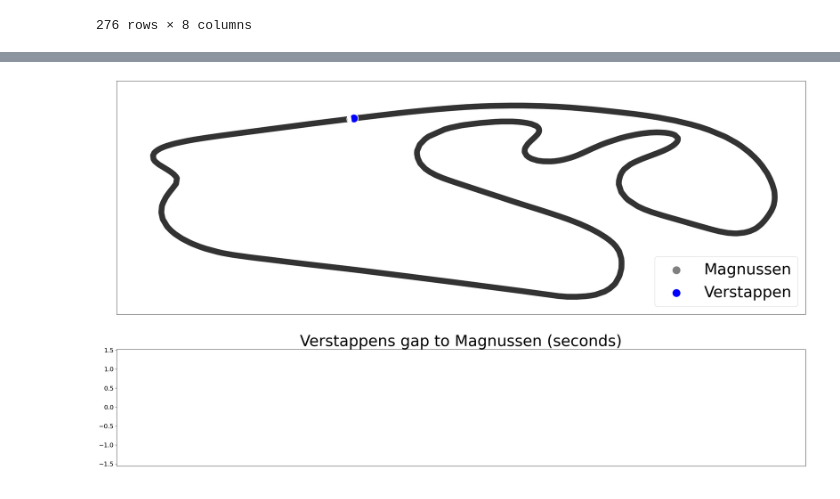
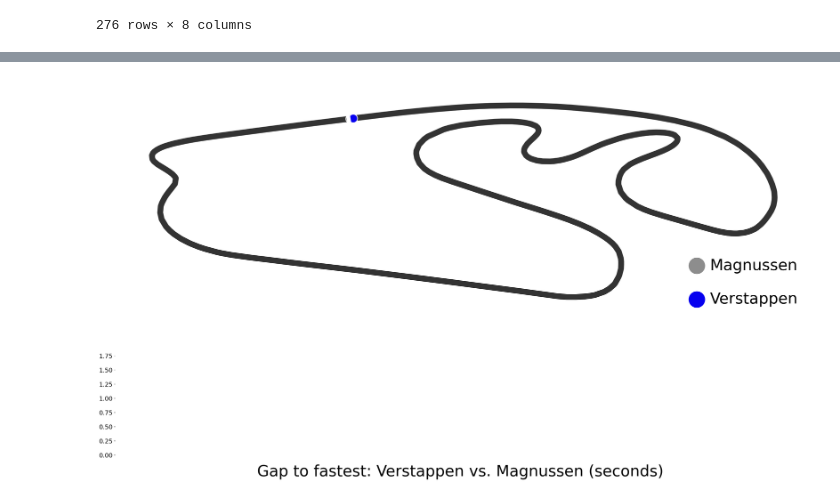
Before and after one commit to borchand/Data_viz, a Jupyter notebook: lap_animation.ipynb, the cells around one changed output, grey strips where cells are left out. Cells and saved outputs as stored; diff of their text form; code cells hidden in the pictures.

Commit message:
Update lap animation

```diff
--- a/lap_animation.ipynb
+++ b/lap_animation.ipynb
@@ -87,3 +87,5 @@ best_lap_ver_pos
 | 274 | 2022-11-11 19:50:49.069 | OnTrack | -4184 | -2133 | 7767 | pos | 0 days 00:01:11.844000 | 0 days 01:04:44.279000 |
 | 275 | 2022-11-11 19:50:49.149 | OnTrack | -4166 | -2203 | 7763 | pos | 0 days 00:01:11.924000 | 0 days 01:04:44.359000 |
 276 rows × 8 columns
+# %%
+best_lap_ver_pos_new = best_lap_ver_pos.drop([50, 150 , 200]).reset_index()
@@ -96,7 +132,7 @@ gaps = []
 
 for i in range(len(best_lap_mag_pos)):
     time1 = best_lap_mag_pos["Time"][i]
-    time2 = best_lap_ver_pos["Time"][i]
+    time2 = best_lap_ver_pos_new["Time"][i]
 
     gap = time1 - time2
     # gap_sec = gap.strftime("%H:%M:%S")
@@ -105,3 +161,6 @@ for i in range(len(best_lap_mag_pos)):
+# %%
+mag_gaps = [0 if gap > 0 else -gap for gap in gaps]
+ver_gaps = [0 if gap < 0 else gap for gap in gaps]
 # %%
 import matplotlib.pyplot as plt
 import matplotlib.animation as animation
@@ -109,16 +168,20 @@ import matplotlib.animation as animation
 
 def update_plot(i, scat_mag, scat_ver, line_mag, line_ver):
 
-    line_mag.set_data(range(i), [0 for _ in range(i)])
-    line_ver.set_data(range(i), gaps[:i])
+    line_mag.set_data(range(i), mag_gaps[:i])
+    line_ver.set_data(range(i), ver_gaps[:i])
+
+    ax[1].fill_between(range(i), 0, mag_gaps[:i], facecolor='#8d8d8d')
+    ax[1].fill_between(range(i), 0, ver_gaps[:i], facecolor='#0600EF')
+
 
     plot_x_mag = best_lap_mag_pos["X"][i]
     plot_y_mag = best_lap_mag_pos["Y"][i]
     scat_mag.set_offsets((plot_y_mag, -plot_x_mag))
 
 
-    plot_x_ver = best_lap_ver_pos["X"][i]
-    plot_y_ver = best_lap_ver_pos["Y"][i]
+    plot_x_ver = best_lap_ver_pos_new["X"][i]
+    plot_y_ver = best_lap_ver_pos_new["Y"][i]
     scat_ver.set_offsets((plot_y_ver, -plot_x_ver))
 
     return scat_mag, scat_ver, line_mag, line_ver
@@ -130,8 +193,8 @@ plot_x_mag = best_lap_mag_pos["X"][0]
 plot_y_mag = best_lap_mag_pos["Y"][0]
 
 
-plot_x_ver = best_lap_ver_pos["X"][0]
-plot_y_ver = best_lap_ver_pos["Y"][0]
+plot_x_ver = best_lap_ver_pos_new["X"][0]
+plot_y_ver = best_lap_ver_pos_new["Y"][0]
 
 data = range(numframes)
 
@@ -148,44 +211,51 @@ race_line_y.append(race_line_y[0])
 
 
 fig, ax = plt.subplots(2,1, figsize=(32,18), gridspec_kw={'height_ratios': [2, 1]})
 
 ax[0].plot(pd.DataFrame(race_line_y), -pd.DataFrame(race_line_x), label='MAG', c="black", linewidth=15, alpha=0.8, zorder = 0)
 ax[0].plot([line_y, line_y- 50], [-line_x - 300, -line_x + 300], c = "white", linewidth=10)
 
-speed_line_mag = ax[1].plot(range(0), [0 for _ in range(0)], c="gray")
-speed_line_ver = ax[1].plot(range(0), gaps[:0], c="blue")
+speed_line_mag = ax[1].plot(range(0), [0 for _ in range(0)], c="#8d8d8d", linewidth=3)
+speed_line_ver = ax[1].plot(range(0), [0 for _ in range(0)], c="#0600EF", linewidth=3)
+
+scat_mag = ax[0].scatter(plot_y_mag, -plot_x_mag, c="#8d8d8d", s=500, linewidths=2, edgecolors='white')
+scat_ver = ax[0].scatter(plot_y_ver, -plot_x_ver, c="#0600EF", s=500, linewidths=2, edgecolors='white')
 
 
-scat_mag = ax[0].scatter(plot_y_mag, -plot_x_mag, c="gray", s=500, linewidths=2, edgecolors='white')
-scat_ver = ax[0].scatter(plot_y_ver, -plot_x_ver, c="blue", s=500, linewidths=2, edgecolors='white')
-
-
-ax[0].legend([scat_mag, scat_ver], ["Magnussen", "Verstappen"], fontsize = 40)
+ax[0].legend([scat_mag, scat_ver], ["Magnussen", "Verstappen"], fontsize = 40, frameon=False, markerscale=2, handlelength=.1, borderpad=0, labelspacing=1.2, loc='lower right')
 ax[0].set_xlim([-6000, 5500])
 ax[0].set_ylim([-2500, 5500])
 ax[0].xaxis.set_visible(False)
 ax[0].yaxis.set_visible(False)
+ax[0].spines['top'].set_visible(False)
+ax[0].spines['right'].set_visible(False)
+ax[0].spines['bottom'].set_visible(False)
+ax[0].spines['left'].set_visible(False)
 
 ax[1].set_xlim([0, numframes])
 
-ax[1].set_ylim([min(gaps) - .2, max(gaps) + .2])
+ax[1].set_ylim([min(mag_gaps) - .2, max(mag_gaps) + .2])
 
 ax[1].xaxis.set_visible(False)
-ax[1].set_title("Verstappens gap to Magnussen (seconds)", fontsize = 40)
+ax[1].spines['top'].set_visible(False)
+ax[1].spines['right'].set_visible(False)
+ax[1].spines['bottom'].set_visible(False)
+ax[1].spines['left'].set_visible(False)
+ax[1].set_title("Gap to fastest: Verstappen vs. Magnussen (seconds)", fontsize = 40, y=-0.1)
 ax[1].yaxis.set_tick_params(labelsize=16)
 
 ani = animation.FuncAnimation(fig, update_plot, frames=range(numframes),
                                 fargs=[scat_mag, scat_ver, speed_line_mag[0], speed_line_ver[0]], blit = False, interval=500, repeat=True)
 
 
 plt.show()
-# # To save the animation using Pillow as a gif
-# writer = animation.PillowWriter(fps=15,
-#                                 metadata=dict(artist='Sebastian'))
-# ani.save('./figures/lap_animation.gif', writer=writer)
+# To save the animation using Pillow as a gif
+writer = animation.PillowWriter(fps=15,
+                                metadata=dict(artist='Sebastian'))
+ani.save('./figures/lap_animation.gif', writer=writer)
 
 # to save the animation using FFMpegWritter as a mp4
 writervideo = animation.FFMpegWriter(fps=15) # brew install ffmpeg (if not working)
 ani.save('./figures/lap_animation.mp4', writer=writervideo)
 # %% [output]
-[figure, old version]
+[figure, new version]
```
Also changed, not shown: parts of 3 cells of this notebook, 2 other files.
